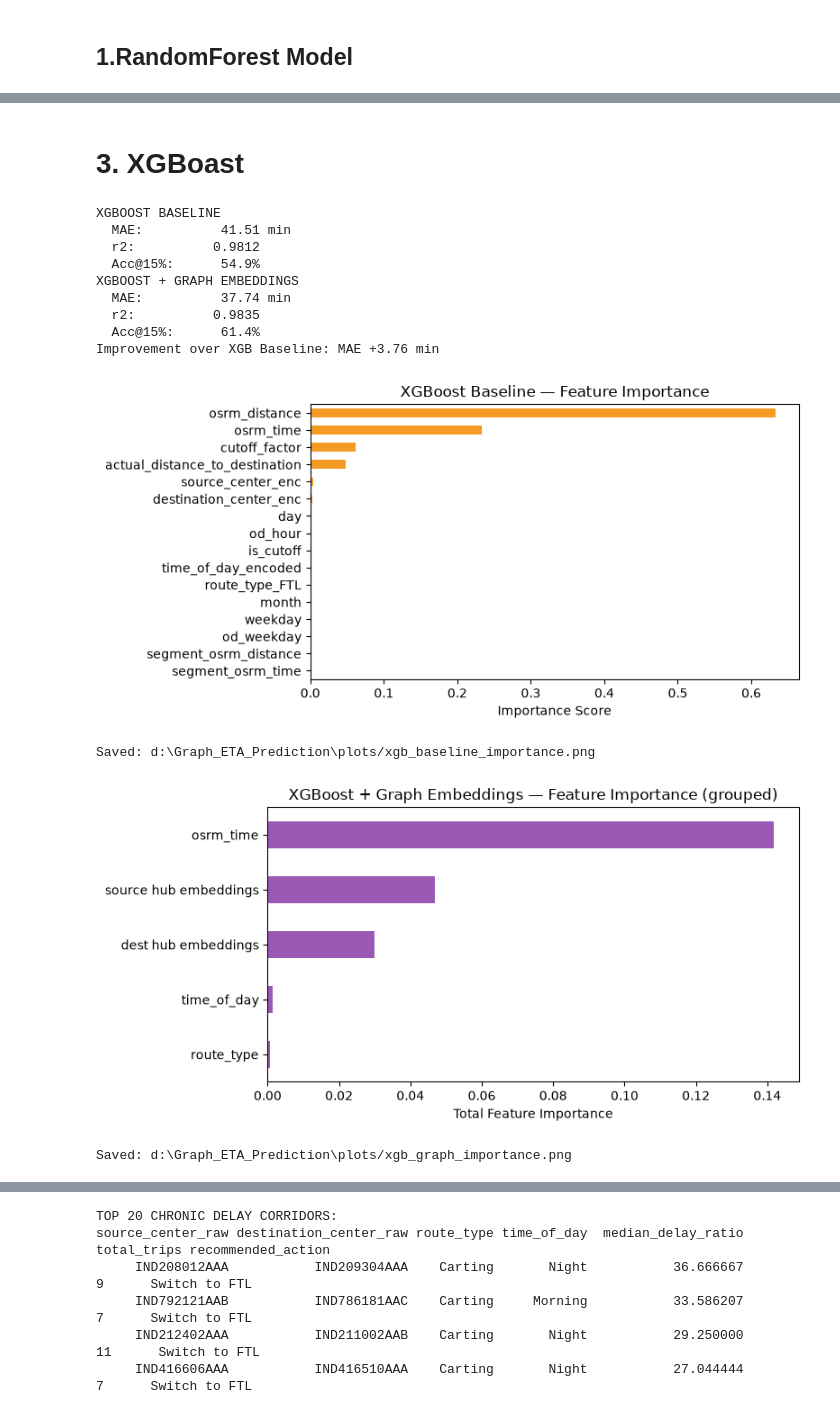
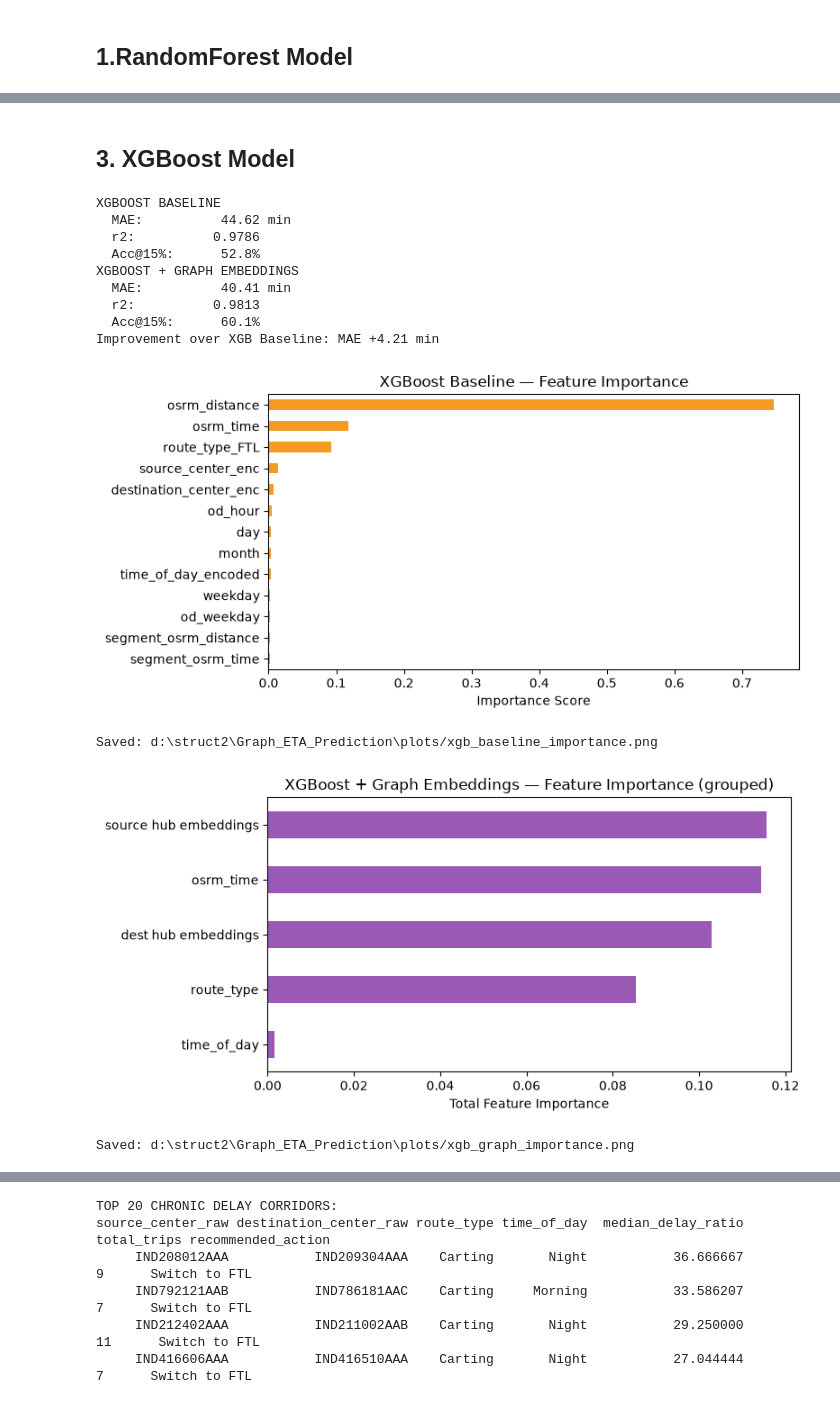
Before and after one commit to Himanshu7d3/Graph_ETA_Prediction, a Jupyter notebook: Graph_ETA_Prediction_Full_Pipeline.ipynb, the cells around one changed output, grey strips where cells are left out. Cells and saved outputs as stored; diff of their text form; code cells hidden in the pictures.

```diff
--- a/Graph_ETA_Prediction_Full_Pipeline.ipynb
+++ b/Graph_ETA_Prediction_Full_Pipeline.ipynb
@@ -142,11 +154,10 @@ Graph built — Nodes: 1,628  Edges: 3908
 # Compute graph-level metrics for each hub: degree, betweenness, clustering, PageRank
 in_degree   = dict(G.in_degree())
 out_degree  = dict(G.out_degree())
-betweenness = nx.betweenness_centrality(G, weight="weight", normalized=True)
+# Unweighted topological betweenness centrality to accurately measure network chokepoints
+betweenness = nx.betweenness_centrality(G, normalized=True)
 G_undirected = nx.Graph(G)
 clustering = nx.clustering(G_undirected)
-
-
 pagerank = nx.pagerank(G, weight="weight")
 
 hub_metrics = pd.DataFrame({
@@ -313,6 +333,8 @@ df["route_type_FTL"] = (df["route_type"].astype(str).str.strip().str.upper() ==
 print(df["route_type"].value_counts(dropna=False))
 print(df["route_type_FTL"].value_counts(dropna=False))
 print("\nShape after feature creation:", df.shape)
+
+df["route_type_str"] = df["route_type"].astype(str).str.strip()
 # %% [output]
 route_type
 FTL        99660
@@ -407,7 +429,7 @@ print("Any NaN in embeddings:", np.isnan(sample_emb).any())
 Embedding check — non-zero src rows: 144,814 / 144,867
 Any NaN in embeddings: False
 # %%
-# Encode time-of-day labels and assemble baseline and graph-enhanced feature sets for ML
+# Encode time-of-day labels and assemble clean baseline and graph-enhanced feature sets for ML
 le_time = LabelEncoder()
 le_time.fit(df_train["time_of_day"].astype(str))
 
@@ -415,8 +437,6 @@ df["time_of_day_encoded"] = (df["time_of_day"].astype(str).map({ label: i for i,
 
 candidate_cols = [
     "source_center_enc", "destination_center_enc",
-    "is_cutoff", "cutoff_factor",
-    "actual_distance_to_destination",
     "osrm_time", "osrm_distance",
     "segment_osrm_time", "segment_osrm_distance",
     "time_of_day_encoded", "day", "month", "weekday",
@@ -429,11 +449,14 @@ X_base  = df[baseline_features].fillna(0)
 X_graph = df[enhanced_features].fillna(0)
 y       = df["actual_time"].values
 
-X_train,   X_test   = X_base.loc[train_idx],  X_base.loc[test_idx]
-X_train_g, X_test_g = X_graph.loc[train_idx], X_graph.loc[test_idx]
-y_train,   y_test   = df.loc[train_idx, "actual_time"].values, df.loc[test_idx, "actual_time"].values
-y_train_g, y_test_g = y_train, y_test
+X_train,   X_val,   X_test   = X_base.loc[train_idx],  X_base.loc[val_idx],  X_base.loc[test_idx]
+X_train_g, X_val_g, X_test_g = X_graph.loc[train_idx], X_graph.loc[val_idx], X_graph.loc[test_idx]
+y_train = df.loc[train_idx, "actual_time"].values
+y_val   = df.loc[val_idx, "actual_time"].values
+y_test  = df.loc[test_idx, "actual_time"].values
+y_train_g, y_val_g, y_test_g = y_train, y_val, y_test
 
-print(f"Train: {len(X_train):,}  |  Test: {len(X_test):,}")
-print(f"Baseline features: {len(baseline_features)}  |  Graph features: {len(enhanced_features)}")
+print(f"Train: {len(X_train):,}  |  Val: {len(X_val):,}  |  Test: {len(X_test):,}")
+print(f"Clean baseline features ({len(baseline_features)}): {baseline_features}")
+print(f"Clean graph-enhanced features ({len(enhanced_features)}): {enhanced_features}")
 # %% [output]
@@ -520,7 +544,7 @@ cb_baseline = CatBoostRegressor(
     verbose=False
 )
 
-cb_baseline.fit(X_train, y_train)
+cb_baseline.fit(X_train, y_train, eval_set=(X_val, y_val), verbose=False)
 y_pred_cb = cb_baseline.predict(X_test)
 
 cb_mae = mean_absolute_error(y_test, y_pred_cb)
@@ -537,7 +561,7 @@ cb_graph = CatBoostRegressor(
     verbose=False
 )
 
-cb_graph.fit(X_train_g, y_train_g)
+cb_graph.fit(X_train_g, y_train_g, eval_set=(X_val_g, y_val_g), verbose=False)
 y_pred_cb_graph = cb_graph.predict(X_test_g)
 
 cb_graph_mae = mean_absolute_error(y_test_g, y_pred_cb_graph)
@@ -587,5 +611,5 @@ Saved: d:\Graph_ETA_Prediction\plots/cb_graph_importance.png
 # %% [markdown]
-# 3. XGBoast
+## 3. XGBoost Model
 # %%
 # Train an XGBoost model on baseline features and plot feature importances
 xgb_baseline = xgb.XGBRegressor(
@@ -593,7 +617,7 @@ xgb_baseline = xgb.XGBRegressor(
     subsample=0.8, colsample_bytree=0.8,
     random_state=26, n_jobs=-1, verbosity=0,
 )
-xgb_baseline.fit(X_train, y_train)
+xgb_baseline.fit(X_train, y_train, eval_set=[(X_val, y_val)], verbose=False)
 y_pred_xgb = xgb_baseline.predict(X_test)
 
 xgb_mae = mean_absolute_error(y_test, y_pred_xgb)
@@ -605,7 +629,7 @@ xgb_graph = xgb.XGBRegressor(
     subsample=0.8, colsample_bytree=0.8,
     random_state=26, n_jobs=-1, verbosity=0,
 )
-xgb_graph.fit(X_train_g, y_train_g)
+xgb_graph.fit(X_train_g, y_train_g, eval_set=[(X_val_g, y_val_g)], verbose=False)
 y_pred_xgb_graph = xgb_graph.predict(X_test_g)
 
 xgb_graph_mae = mean_absolute_error(y_test_g, y_pred_xgb_graph)
@@ -626,44 +650,44 @@ print(f"Improvement over XGB Baseline: MAE {xgb_mae - xgb_graph_mae:+.2f} min")
 
 fig, ax = plt.subplots(figsize=(8, 4))
 pd.Series(xgb_baseline.feature_importances_, index=baseline_features).sort_values().plot(
     kind="barh", color="#F59B23", ax=ax)
 ax.set_title("XGBoost Baseline — Feature Importance")
 ax.set_xlabel("Importance Score")
 plt.tight_layout()
 plt.savefig(os.path.join(PLOTS_DIR, "xgb_baseline_importance.png"), dpi=150, bbox_inches="tight")
 plt.show()
 print(f"Saved: {PLOTS_DIR}/xgb_baseline_importance.png")
 
 xgb_g_imp = pd.Series(xgb_graph.feature_importances_, index=enhanced_features)
 grouped_xgb = {
     "osrm_time":             xgb_g_imp.get("osrm_time", 0),
     "time_of_day":           xgb_g_imp.get("time_of_day_encoded", 0),
     "route_type":            xgb_g_imp.get("route_type_FTL", 0),
     "source hub embeddings": xgb_g_imp[src_cols].sum(),
     "dest hub embeddings":   xgb_g_imp[dst_cols].sum(),
 }
 fig, ax = plt.subplots(figsize=(8, 4))
 pd.Series(grouped_xgb).sort_values().plot(kind="barh", color="#9B59B6", ax=ax)
 ax.set_xlabel("Total Feature Importance")
 ax.set_title("XGBoost + Graph Embeddings — Feature Importance (grouped)")
 plt.tight_layout()
 plt.savefig(os.path.join(PLOTS_DIR, "xgb_graph_importance.png"), dpi=150, bbox_inches="tight")
 plt.show()
 print(f"Saved: {PLOTS_DIR}/xgb_graph_importance.png")
 # %% [output]
 XGBOOST BASELINE
-  MAE:          41.51 min
-  r2:          0.9812
-  Acc@15%:      54.9%
+  MAE:          44.62 min
+  r2:          0.9786
+  Acc@15%:      52.8%
 XGBOOST + GRAPH EMBEDDINGS
-  MAE:          37.74 min
-  r2:          0.9835
-  Acc@15%:      61.4%
-Improvement over XGB Baseline: MAE +3.76 min
+  MAE:          40.41 min
+  r2:          0.9813
+  Acc@15%:      60.1%
+Improvement over XGB Baseline: MAE +4.21 min
-[figure, old version]
+[figure, new version]
-Saved: d:\Graph_ETA_Prediction\plots/xgb_baseline_importance.png
+Saved: d:\struct2\Graph_ETA_Prediction\plots/xgb_baseline_importance.png
-[figure, old version]
+[figure, new version]
-Saved: d:\Graph_ETA_Prediction\plots/xgb_graph_importance.png
+Saved: d:\struct2\Graph_ETA_Prediction\plots/xgb_graph_importance.png
 # %%
 osrm_mae = mean_absolute_error(y_test, X_test['osrm_time'])
 osrm_r2 = r2_score(y_test, X_test['osrm_time'])
```
Also changed, not shown: parts of 24 cells of this notebook, 25 other files.
